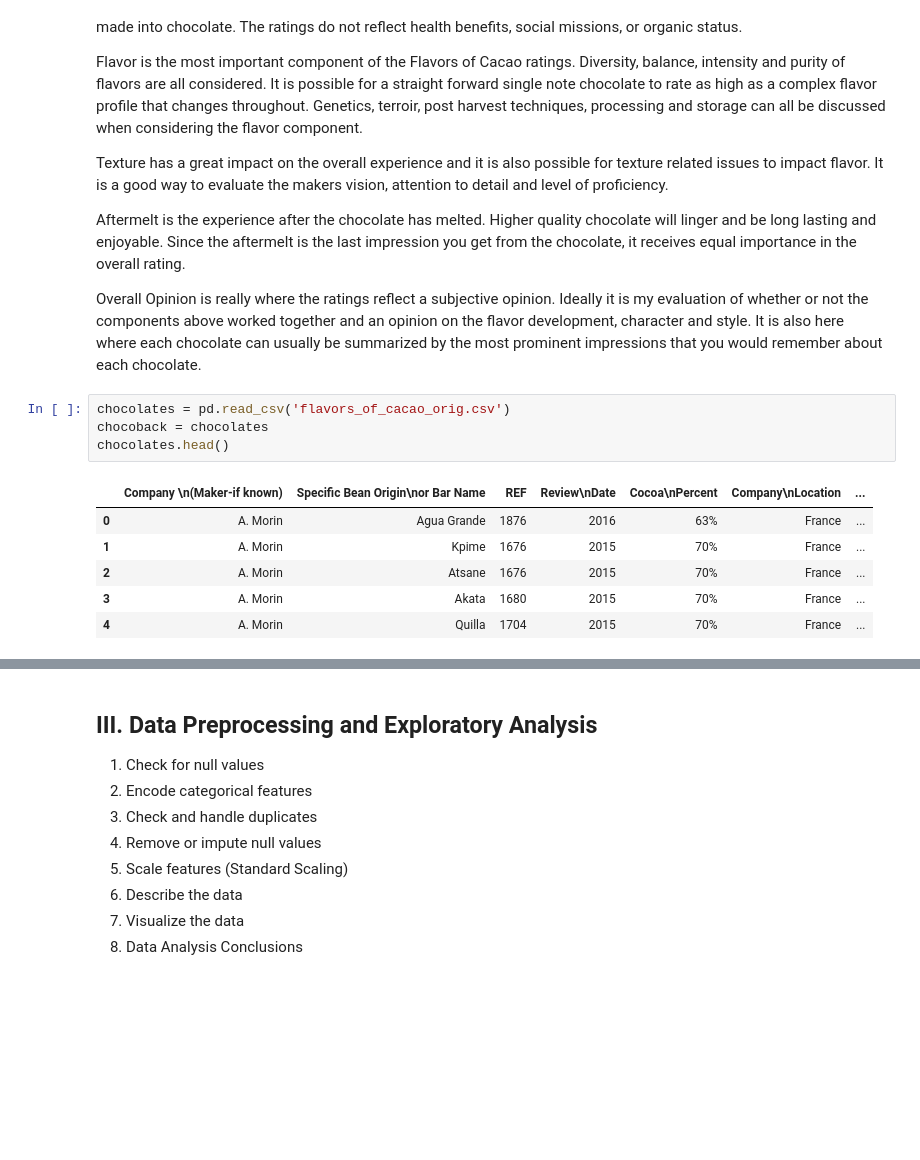
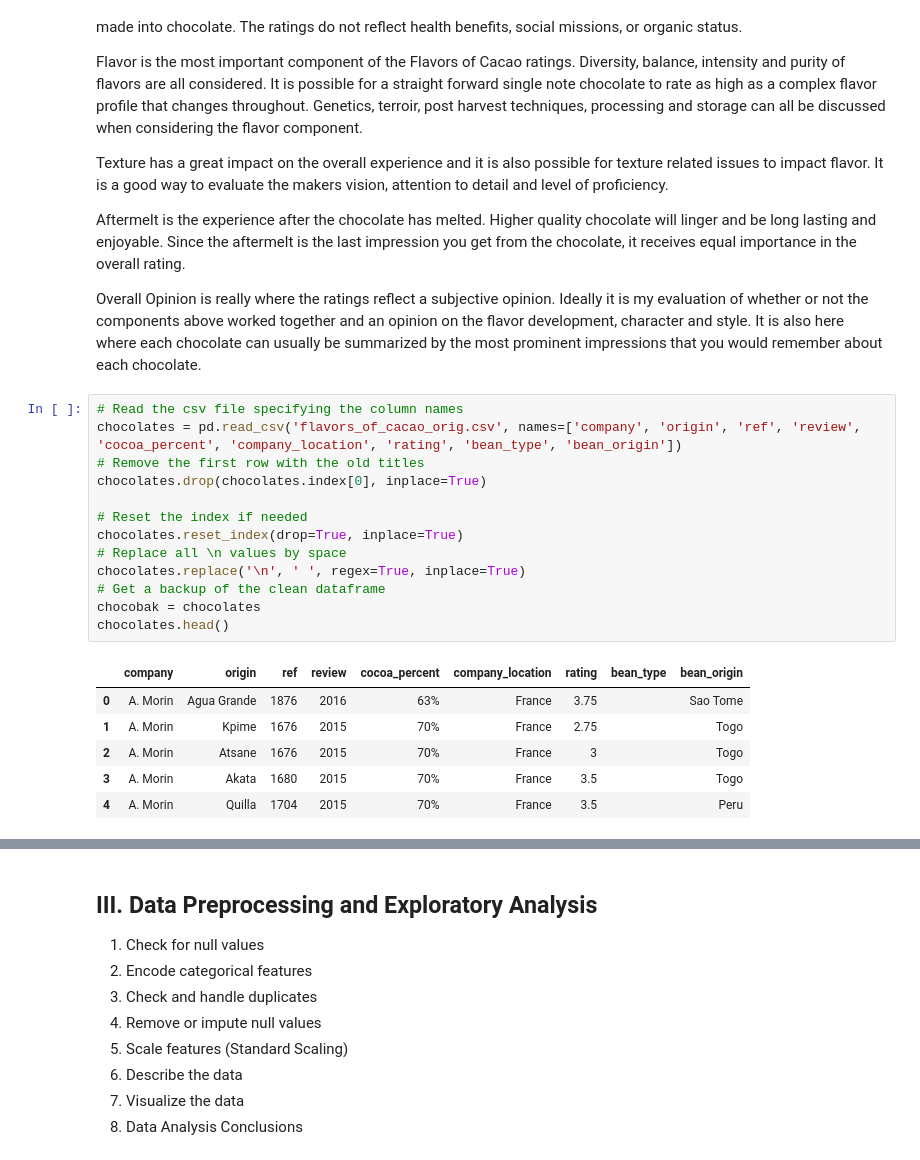
Before and after one commit to oariasz/Chocolate-Rating, a Jupyter notebook: Choco Rating Predictor.ipynb, the cells around one changed output, grey strips where cells are left out. Saved outputs shown, nothing was run; the diff lists cells and outputs as text; blank space fills up the shorter version.

Commit message:
Clean chocolates df

```diff
--- a/Choco Rating Predictor.ipynb
+++ b/Choco Rating Predictor.ipynb
@@ -70,15 +70,24 @@ Texture has a great impact on the overall experience and it is also possible for
 Aftermelt is the experience after the chocolate has melted. Higher quality chocolate will linger and be long lasting and enjoyable. Since the aftermelt is the last impression you get from the chocolate, it receives equal importance in the overall rating.
 
 Overall Opinion is really where the ratings reflect a subjective opinion. Ideally it is my evaluation of whether or not the components above worked together and an opinion on the flavor development, character and style. It is also here where each chocolate can usually be summarized by the most prominent impressions that you would remember about each chocolate.
-# %%
-chocolates = pd.read_csv('flavors_of_cacao_orig.csv')
-chocoback = chocolates
-chocolates.head()
-# %% [output]
-|  | Company \n(Maker-if known) | Specific Bean Origin\nor Bar Name | REF | Review\nDate | Cocoa\nPercent | Company\nLocation | ... |
-| 0 | A. Morin | Agua Grande | 1876 | 2016 | 63% | France | ... |
-| 1 | A. Morin | Kpime | 1676 | 2015 | 70% | France | ... |
-| 2 | A. Morin | Atsane | 1676 | 2015 | 70% | France | ... |
-| 3 | A. Morin | Akata | 1680 | 2015 | 70% | France | ... |
-| 4 | A. Morin | Quilla | 1704 | 2015 | 70% | France | ... |
+# %%
+# Read the csv file specifying the column names
+chocolates = pd.read_csv('flavors_of_cacao_orig.csv', names=['company', 'origin', 'ref', 'review', 'cocoa_percent', 'company_location', 'rating', 'bean_type', 'bean_origin'])
+# Remove the first row with the old titles
+chocolates.drop(chocolates.index[0], inplace=True)
+
+# Reset the index if needed
+chocolates.reset_index(drop=True, inplace=True)
+# Replace all \n values by space
+chocolates.replace('\n', ' ', regex=True, inplace=True)
+# Get a backup of the clean dataframe
+chocobak = chocolates
+chocolates.head()
+# %% [output]
+|  | company | origin | ref | review | cocoa_percent | company_location | rating | bean_type | bean_origin |
+| 0 | A. Morin | Agua Grande | 1876 | 2016 | 63% | France | 3.75 |  | Sao Tome |
+| 1 | A. Morin | Kpime | 1676 | 2015 | 70% | France | 2.75 |  | Togo |
+| 2 | A. Morin | Atsane | 1676 | 2015 | 70% | France | 3 |  | Togo |
+| 3 | A. Morin | Akata | 1680 | 2015 | 70% | France | 3.5 |  | Togo |
+| 4 | A. Morin | Quilla | 1704 | 2015 | 70% | France | 3.5 |  | Peru |
 # %%
```
Also changed, not shown: parts of 4 cells of this notebook, 1 other file.
